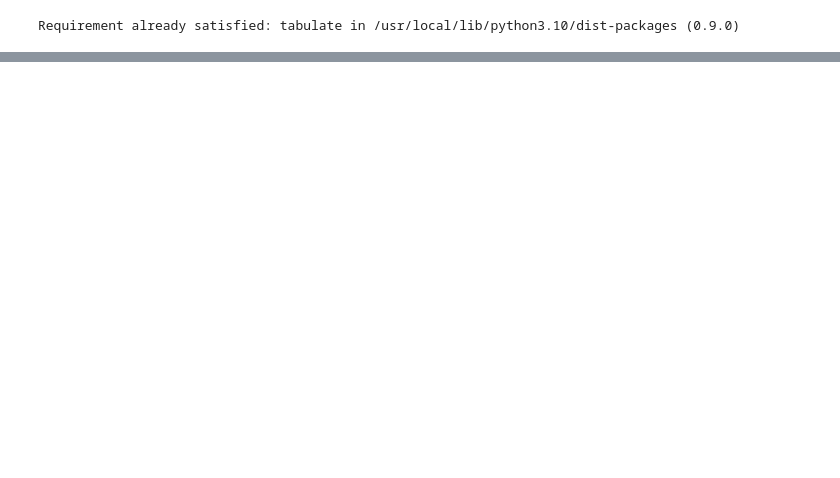
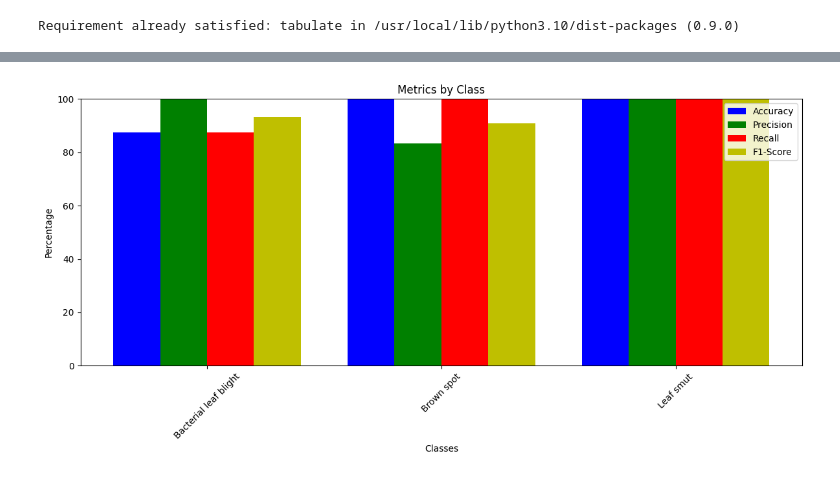
Before and after one commit to elavens/RicePlantDiseasesClassification, a Jupyter notebook: rpdc4.ipynb, the cells around one changed output, grey strips where cells are left out. Drawn from its saved outputs; the diff is of its cells as text; code cells hidden in the pictures; blank space fills up the shorter version.

```diff
--- a/rpdc4.ipynb
+++ b/rpdc4.ipynb
@@ -313,0 +356,44 @@ print(table)
+# %%
+import matplotlib.pyplot as plt
+
+correct_predictions = np.array(class_correct)
+wrong_predictions = np.array(class_total) - correct_predictions
+class_names = dataset.classes
+
+# Calculate accuracy, precision, recall, and F1-score for each class
+accuracies = (correct_predictions / (correct_predictions + wrong_predictions)) * 100
+precisions = []
+recalls = []
+f1_scores = []
+
+for class_name in class_names:
+    class_label = class_names.index(class_name)
+    precision = precision_score(true_labels, predicted_labels, labels=[class_label], average='micro') * 100
+    recall = recall_score(true_labels, predicted_labels, labels=[class_label], average='micro') * 100
+    f1 = f1_score(true_labels, predicted_labels, labels=[class_label], average='micro') * 100
+    precisions.append(precision)
+    recalls.append(recall)
+    f1_scores.append(f1)
+
+# Create a bar graph
+fig, ax = plt.subplots(figsize=(12, 6))
+bar_width = 0.2
+index = np.arange(len(class_names))
+
+bar1 = ax.bar(index, accuracies, bar_width, label='Accuracy', color='b', align='center')
+bar2 = ax.bar(index + bar_width, precisions, bar_width, label='Precision', color='g', align='center')
+bar3 = ax.bar(index + 2 * bar_width, recalls, bar_width, label='Recall', color='r', align='center')
+bar4 = ax.bar(index + 3 * bar_width, f1_scores, bar_width, label='F1-Score', color='y', align='center')
+
+ax.set_xlabel('Classes')
+ax.set_ylabel('Percentage')
+ax.set_title('Metrics by Class')
+ax.set_xticks(index + 1.5 * bar_width)
+ax.set_xticklabels(class_names, rotation=45)
+ax.legend()
+
+plt.ylim(0, 100)
+plt.tight_layout()
+plt.show()
+# %% [output]
+[figure, added]
```
Also changed, not shown: parts of 6 cells of this notebook.
